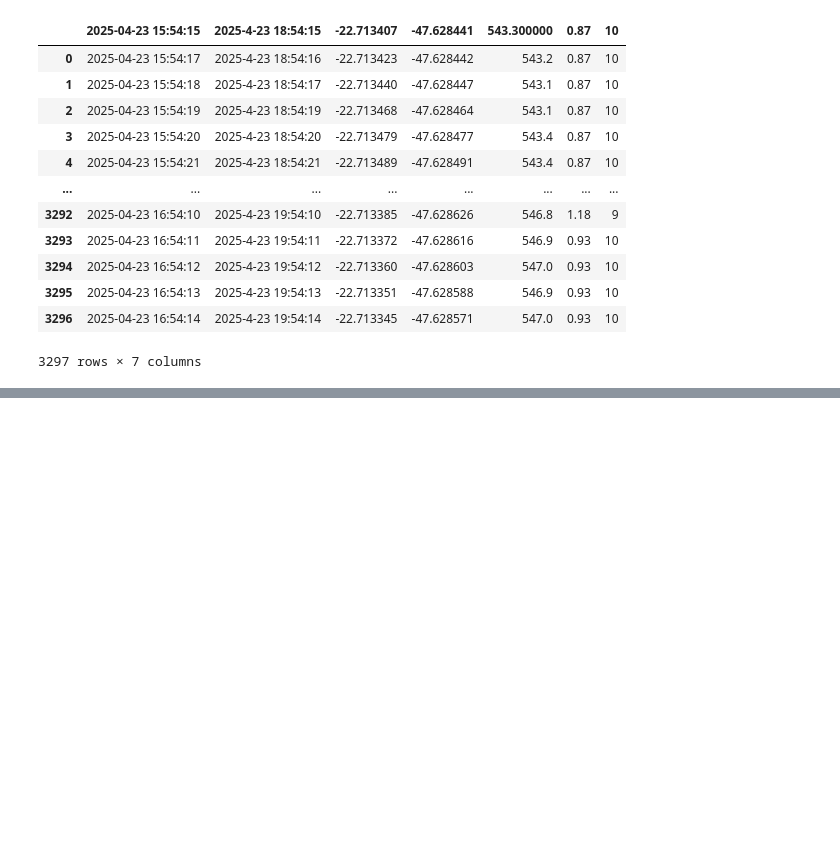
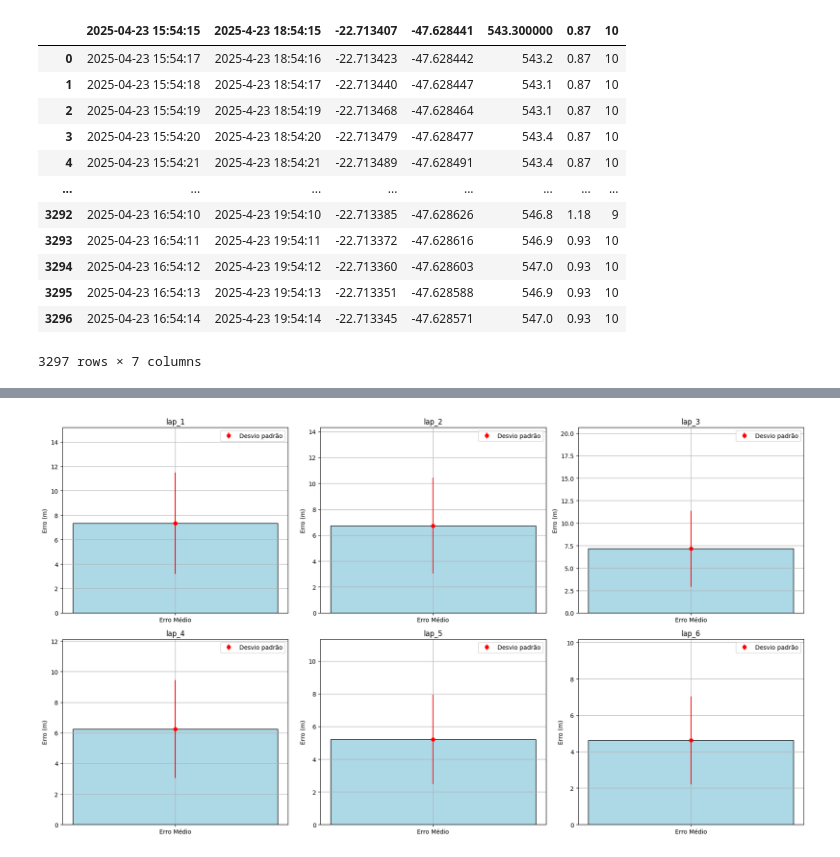
Before and after one commit to GabrielSan99/GNSS_C-A_CODE, a Jupyter notebook: analysis.ipynb, the cells around one changed output, grey strips where cells are left out. Cells and saved outputs as stored; diff of their text form; code cells hidden in the pictures; blank space fills up the shorter version.

```diff
--- a/analysis.ipynb
+++ b/analysis.ipynb
@@ -292,0 +463,34 @@ Mapa salvo como 'mapa_pontos.html'
+# %%
+# Lista para extrair os erros médios e desvios diretamente do dicionário laps
+laps_names = list(laps.keys())
+
+# Plota
+fig, axs = plt.subplots(2, 3, figsize=(18, 10))
+axs = axs.flatten()
+
+for i, lap_name in enumerate(laps_names):
+    # Acessa os resultados já calculados e armazenados no dicionário laps[lap_name]['erro_analysis']
+    media_erro = laps[lap_name]['erro_analysis']['media_erro_m']
+    desvio_erro = laps[lap_name]['erro_analysis']['desvio_erro_m']
+    max_erro = laps[lap_name]['erro_analysis']['max_erro_m']
+    min_erro = laps[lap_name]['erro_analysis']['min_erro_m']
+
+    # Cria uma barra para o erro médio
+    axs[i].bar(['Erro Médio'], [media_erro], color='lightblue', edgecolor='black')
+
+    # Adiciona a barra de erro representando o desvio padrão
+    axs[i].errorbar('Erro Médio', media_erro, yerr=desvio_erro, fmt='o', color='red', label='Desvio padrão')
+
+    # Ajusta o limite superior do gráfico para dar espaço ao erro máximo
+    axs[i].set_ylim(0, max_erro + 1)
+    axs[i].set_title(f"{lap_name}")
+    axs[i].set_ylabel("Erro (m)")
+
+    # Adiciona a legenda e a grade
+    axs[i].legend()
+    axs[i].grid(True)
+
+plt.tight_layout()
+plt.show()
+# %% [output]
+[figure, added]
```
Also changed, not shown: parts of 25 cells of this notebook, 26 other files.
